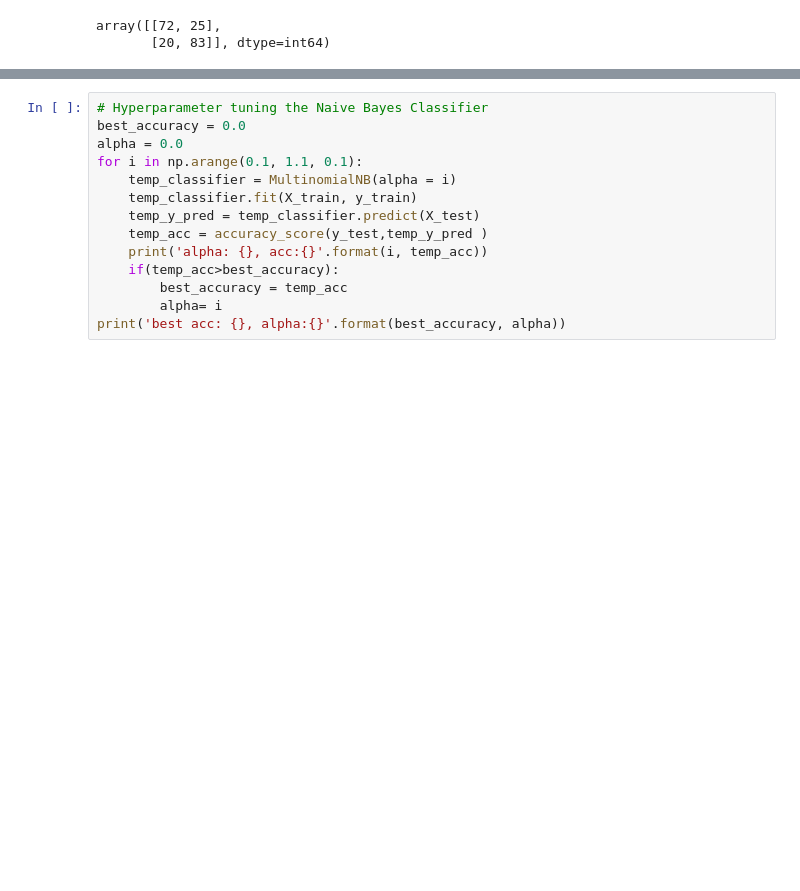
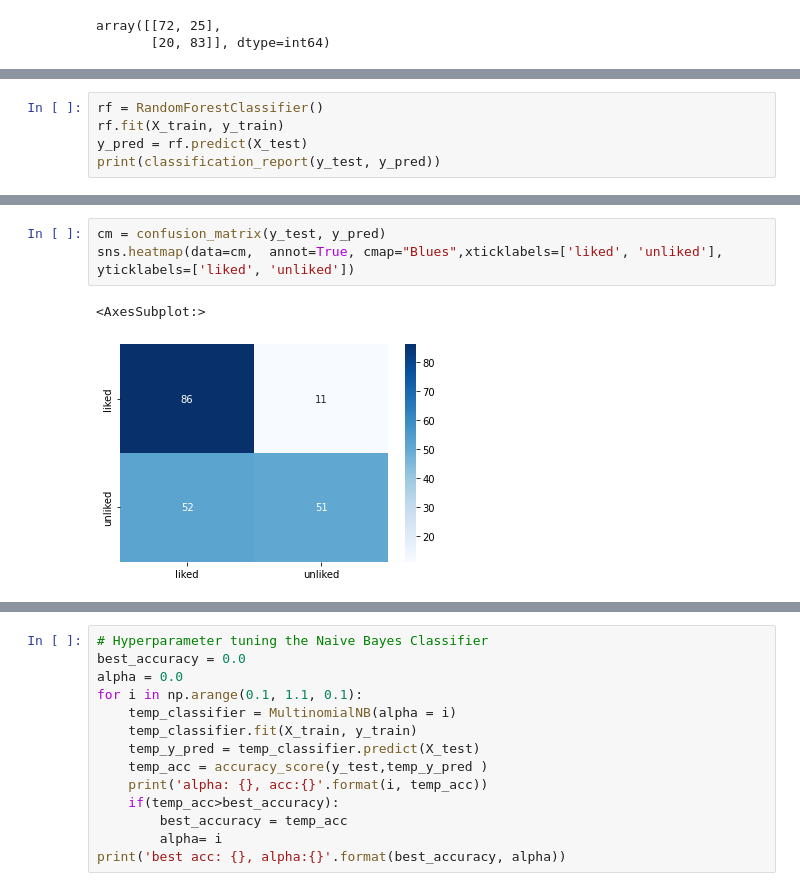
Before and after one commit to agrawal-roopal/Resturant_review, a Jupyter notebook: Resturant Review/Resturant review.ipynb, the cells around one changed output, grey strips where cells are left out. Cells and saved outputs as stored; diff of their text form; blank space fills up the shorter version.

```diff
--- a/Resturant Review/Resturant review.ipynb
+++ b/Resturant Review/Resturant review.ipynb
@@ -284,0 +295,5 @@ plt.show()
+# %%
+rf = RandomForestClassifier()
+rf.fit(X_train, y_train)
+y_pred = rf.predict(X_test)
+print(classification_report(y_test, y_pred))
@@ -284,0 +309,6 @@ plt.show()
+# %%
+cm = confusion_matrix(y_test, y_pred)
+sns.heatmap(data=cm,  annot=True, cmap="Blues",xticklabels=['liked', 'unliked'], yticklabels=['liked', 'unliked'])
+# %% [output]
+<AxesSubplot:>
+[figure, added]
```
Also changed, not shown: parts of 14 cells of this notebook.
